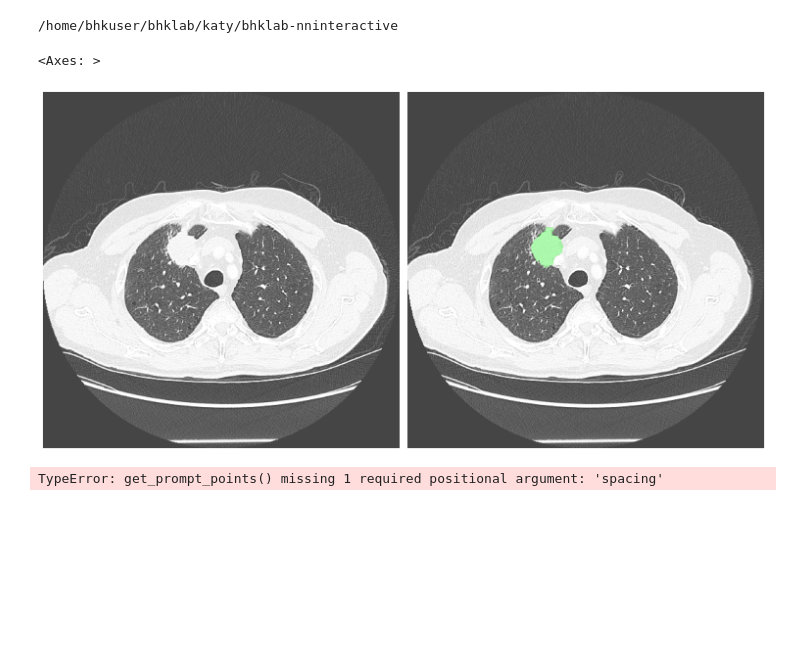
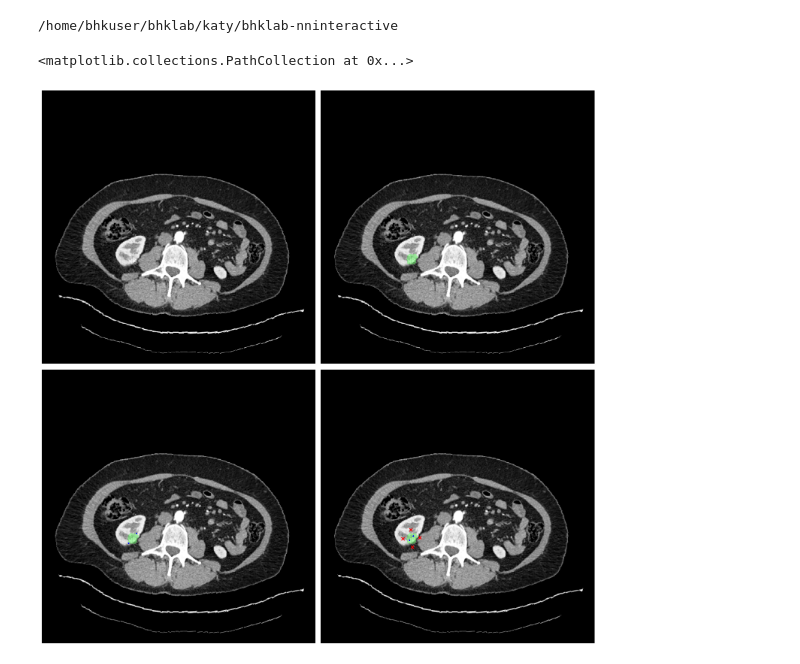
Before and after one commit to bhklab/bhklab-nninteractive, a Jupyter notebook: workflow/notebooks/prompt_visualization.ipynb, the cells around one changed output. Drawn from its saved outputs; the diff is of its cells as text; code cells hidden in the pictures; blank space fills up the shorter version.

Commit message:
feat: working plots of the prompts

```diff
--- a/workflow/notebooks/prompt_visualization.ipynb
+++ b/workflow/notebooks/prompt_visualization.ipynb
@@ -36,31 +36,45 @@ window_l, window_w = choose_windowing('lung')
 # %%
 # baseline images
-b_scan_path = dirs.PROCDATA / dataset / "images" / "Baseline" / f"LesionLocator_{sample_id}" / "CT.nii.gz"
-b_mask_path = dirs.PROCDATA / dataset / "images" / "Baseline" / f"LesionLocator_{sample_id}" / "mask_1.nii.gz"
+# scan_path = dirs.PROCDATA / dataset / "images" / "Baseline" / f"LesionLocator_{sample_id}" / "CT.nii.gz"
+# mask_path = dirs.PROCDATA / dataset / "images" / "Baseline" / f"LesionLocator_{sample_id}" / "mask_1.nii.gz"
 
 # synthetic follow-up images
-f_scan_path = dirs.PROCDATA / dataset / "images" / "Synthetic_Follow_Up" / f"LesionLocator_{sample_id}" / "CT.nii.gz"
-f_mask_path = dirs.PROCDATA/ dataset / "images" / "Synthetic_Follow_Up" / f"LesionLocator_{sample_id}" / "mask_1.nii.gz"
+scan_path = dirs.PROCDATA / dataset / "images" / "Synthetic_Follow_Up" / f"LesionLocator_{sample_id}" / "CT.nii.gz"
+mask_path = dirs.PROCDATA/ dataset / "images" / "Synthetic_Follow_Up" / f"LesionLocator_{sample_id}" / "mask_1.nii.gz"
 
-b_scan = sitk.DICOMOrient(sitk.ReadImage(b_scan_path), 'LPS')
-b_mask = sitk.DICOMOrient(sitk.ReadImage(b_mask_path), 'LPS')
+scan = sitk.DICOMOrient(sitk.ReadImage(scan_path), 'LPS')
+mask = sitk.DICOMOrient(sitk.ReadImage(mask_path), 'LPS')
 # f_scan = load_and_flip_image(f_scan_path)
 # f_mask = load_and_flip_image(f_mask_path)
 # %%
-max_area_slice_idx = find_max_area_slice(sitk.GetArrayFromImage(b_mask))
-max_area_slice_arr = sitk.GetArrayFromImage(b_mask)[max_area_slice_idx,:,:]
+max_area_slice_idx = find_max_area_slice(sitk.GetArrayFromImage(mask))
+max_area_slice_arr = sitk.GetArrayFromImage(mask)[max_area_slice_idx,:,:]
-# %%
-fig_slice, ax_slice = plt.subplots(1, 2, figsize=(15, 8), layout="tight")
-
-dispMin = window_l - (window_w / 2)
-dispMax = window_l + (window_w / 2)
-
-displayCTSegOverlay(b_scan, b_mask, max_area_slice_idx, dispMax=dispMax, dispMin=dispMin, alpha=0, ax=ax_slice[0])
-displayCTSegOverlay(b_scan, b_mask, max_area_slice_idx, dispMax=dispMax, dispMin=dispMin, alpha=0.3, ax=ax_slice[1])
-# %% [output]
-<Axes: >
-[figure, old version]
 # %%
-neg_pts, center_pt, recist_pts, recist_iqr_pts, _major_axis_length = get_prompt_points(max_area_slice_arr, b_mask)
+neg_pts, center_pt, recist_pts, recist_iqr_pts, _major_axis_length = get_prompt_points(max_area_slice_arr, sitk.GetArrayFromImage(scan).shape)
-# %% [output]
-TypeError: get_prompt_points() missing 1 required positional argument: 'spacing'
+# %%
+fig_slice, ax_slice = plt.subplots(2, 2, figsize=(15, 15), layout="tight")
+
+dispMin = window_l - (window_w / 2)
+dispMax = window_l + (window_w / 2)
+
+ax_index= ax_slice.flatten()
+
+displayCTSegOverlay(scan, mask, max_area_slice_idx, dispMax=dispMax, dispMin=dispMin, alpha=0, ax=ax_index[0])
+displayCTSegOverlay(scan, mask, max_area_slice_idx, dispMax=dispMax, dispMin=dispMin, alpha=0.3, ax=ax_index[1])
+
+# RECIST pts
+displayCTSegOverlay(scan, mask, max_area_slice_idx, dispMax=dispMax, dispMin=dispMin, alpha=0.3, ax=ax_index[2])
+ax_index[2].scatter(recist_pts[0], recist_pts[1], c='b', marker='+', s=6)
+ax_index[2].scatter(recist_pts[2], recist_pts[3], c='b', marker='+', s=6)
+
+# actual pts
+displayCTSegOverlay(scan, mask, max_area_slice_idx, dispMax=dispMax, dispMin=dispMin, alpha=0.3, ax=ax_index[3])
+ax_index[3].scatter(recist_iqr_pts[0], recist_iqr_pts[1], c='b', marker='+', s=6)
+ax_index[3].scatter(recist_iqr_pts[2], recist_iqr_pts[3], c='b', marker='+', s=6)
+ax_index[3].scatter(neg_pts[0], neg_pts[1], c='r', marker='x')
+ax_index[3].scatter(neg_pts[2], neg_pts[3], c='r', marker='x')
+ax_index[3].scatter(neg_pts[4], neg_pts[5], c='r', marker='x')
+ax_index[3].scatter(neg_pts[6], neg_pts[7], c='r', marker='x')
+# %% [output]
+<matplotlib.collections.PathCollection at 0x...>
+[figure, new version]
```
Also changed, not shown: parts of 2 cells of this notebook.
